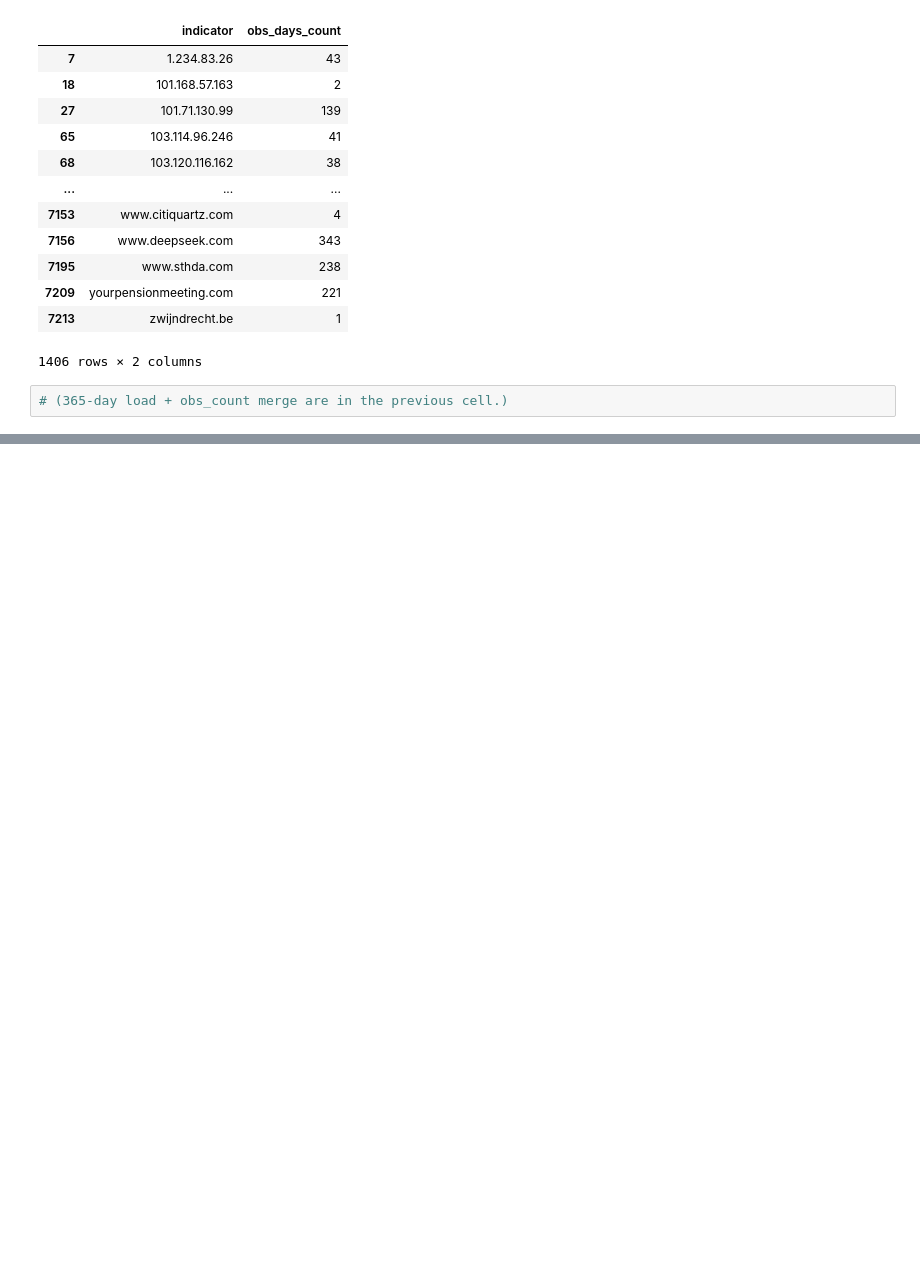
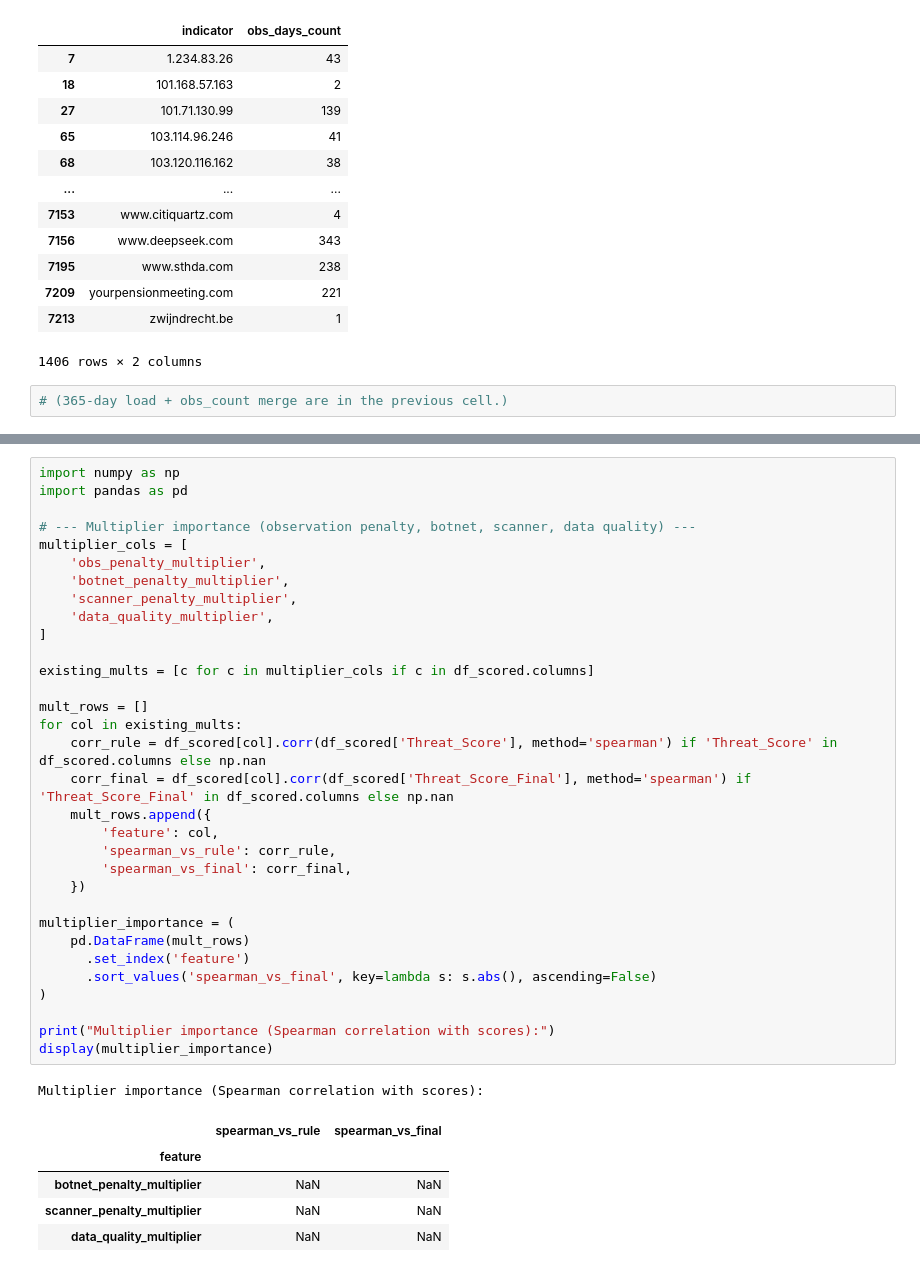
Before and after one commit to jaytlinaskew-OIS/HTOC, a Jupyter notebook: notebooks/ThreatAssessment Scoring/ThreatAssessScoringV4.ipynb, the cells around one changed output, grey strips where cells are left out. Saved outputs shown, nothing was run; the diff lists cells and outputs as text; blank space fills up the shorter version.

```diff
--- a/notebooks/ThreatAssessment Scoring/ThreatAssessScoringV4.ipynb
+++ b/notebooks/ThreatAssessment Scoring/ThreatAssessScoringV4.ipynb
@@ -2268,0 +2357,39 @@ Indicators with multiple scoring records: 1465
+# %%
+import numpy as np
+import pandas as pd
+
+# --- Multiplier importance (observation penalty, botnet, scanner, data quality) ---
+multiplier_cols = [
+    'obs_penalty_multiplier',
+    'botnet_penalty_multiplier',
+    'scanner_penalty_multiplier',
+    'data_quality_multiplier',
+]
+
+existing_mults = [c for c in multiplier_cols if c in df_scored.columns]
+
+mult_rows = []
+for col in existing_mults:
+    corr_rule = df_scored[col].corr(df_scored['Threat_Score'], method='spearman') if 'Threat_Score' in df_scored.columns else np.nan
+    corr_final = df_scored[col].corr(df_scored['Threat_Score_Final'], method='spearman') if 'Threat_Score_Final' in df_scored.columns else np.nan
+    mult_rows.append({
+        'feature': col,
+        'spearman_vs_rule': corr_rule,
+        'spearman_vs_final': corr_final,
+    })
+
+multiplier_importance = (
+    pd.DataFrame(mult_rows)
+      .set_index('feature')
+      .sort_values('spearman_vs_final', key=lambda s: s.abs(), ascending=False)
+)
+
+print("Multiplier importance (Spearman correlation with scores):")
+display(multiplier_importance)
+# %% [output]
+Multiplier importance (Spearman correlation with scores):
+|  | spearman_vs_rule | spearman_vs_final |
+| feature |  |  |
+| botnet_penalty_multiplier | NaN | NaN |
+| scanner_penalty_multiplier | NaN | NaN |
+| data_quality_multiplier | NaN | NaN |
```
Also changed, not shown: parts of 10 cells of this notebook, 1 other file.
